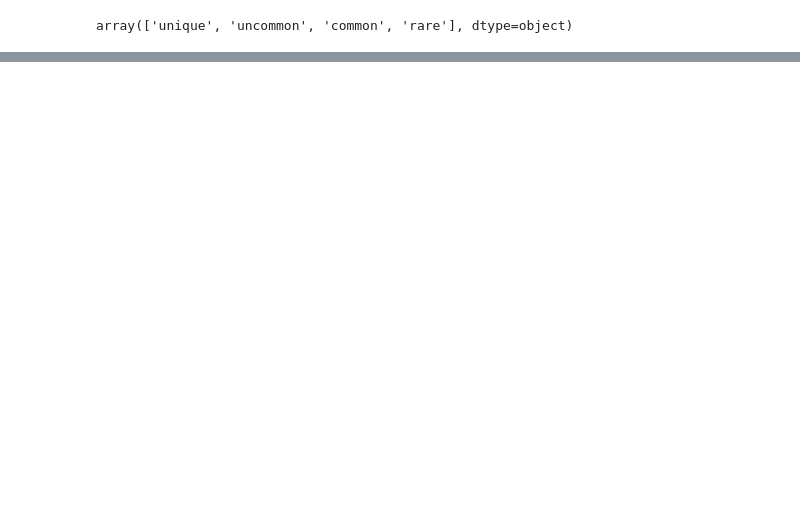
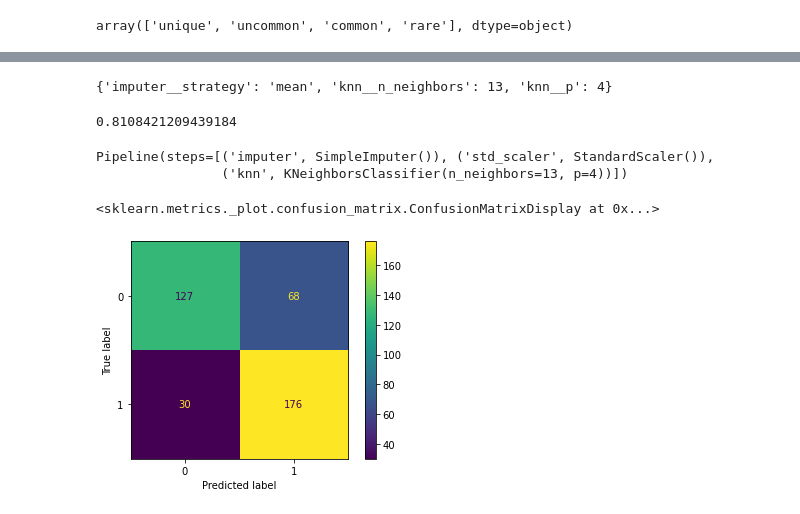
Before and after one commit to MusaAbbasi/Pathfinder_Creature_Classifier, a Jupyter notebook: EDA-Modeling.ipynb, the cells around one changed output, grey strips where cells are left out. Cells and saved outputs as stored; diff of their text form; code cells hidden in the pictures; blank space fills up the shorter version.

```diff
--- a/EDA-Modeling.ipynb
+++ b/EDA-Modeling.ipynb
@@ -158,0 +292,30 @@ nom_col.shape
+# %%
+steps = [('imputer', SimpleImputer(strategy="median")), ('std_scaler', StandardScaler()),
+        ('knn', KNeighborsClassifier())]
+
+model_pipe = Pipeline(steps)
+# %%
+pipe_grid = {'imputer__strategy': ["mean", "median"],
+             'knn__n_neighbors': [3, 5, 7, 9, 11, 13, 15, 18],
+             'knn__p': [ 3, 4, 5, 6]}
+
+# note: default scoring is aaccuracy
+gs_pipe = GridSearchCV(estimator=model_pipe,
+                       param_grid=pipe_grid,
+                       scoring="f1" )
+# %%
+gs_pipe.fit(X_train, y_train);
+# %%
+gs_pipe.best_params_
+# %% [output]
+{'imputer__strategy': 'mean', 'knn__n_neighbors': 13, 'knn__p': 4}
+# %%
+gs_pipe.best_score_
+# %% [output]
+0.8108421209439184
+# %%
+best_model = gs_pipe.best_estimator_
+best_model
+# %% [output]
+Pipeline(steps=[('imputer', SimpleImputer()), ('std_scaler', StandardScaler()),
+                ('knn', KNeighborsClassifier(n_neighbors=13, p=4))])
@@ -158,0 +324,5 @@ nom_col.shape
+# %%
+plot_confusion_matrix(best_model, X_test, y_test)
+# %% [output]
+<sklearn.metrics._plot.confusion_matrix.ConfusionMatrixDisplay at 0x...>
+[figure, added]
```
Also changed, not shown: parts of 42 cells of this notebook.
